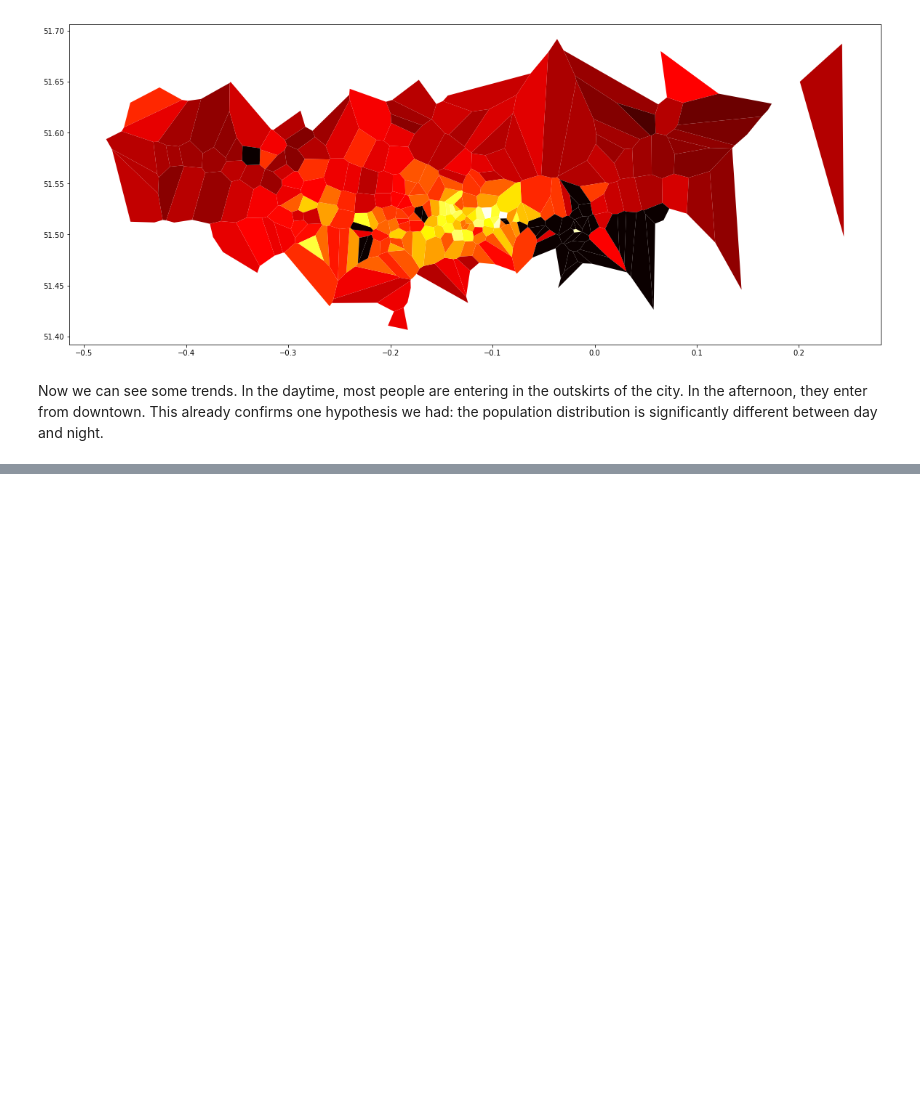
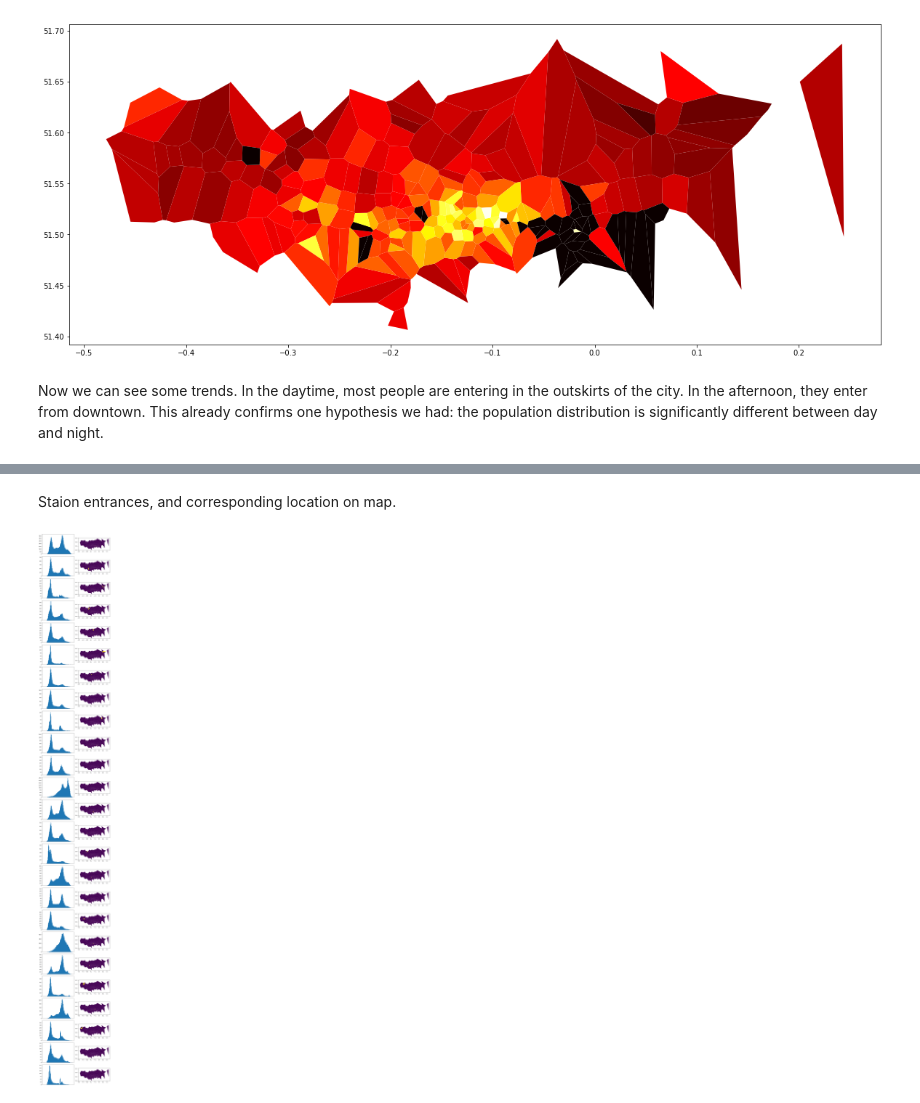
Before and after one commit to itko/cities, a Jupyter notebook: notebooks/london.ipynb, the cells around one changed output, grey strips where cells are left out. Drawn from its saved outputs; the diff is of its cells as text; code cells hidden in the pictures; blank space fills up the shorter version.

```diff
--- a/notebooks/london.ipynb
+++ b/notebooks/london.ipynb
@@ -232,0 +252,20 @@ Now we can see some trends. In the daytime, most people are entering in the outs
+# %% [markdown]
+Staion entrances, and corresponding location on map.
+# %%
+plot_stations = shp_stations.loc[shp_stations.within(box)].copy()
+f, axes = plt.subplots(MONTAGE_SIZE**2,2,figsize=(10,3*MONTAGE_SIZE**2), sharey=False, sharex=False)
+for i in range(MONTAGE_SIZE**2):
+    ax = axes.flatten()[i*2]
+    ax.bar(data_plot_en.iloc[i].index, data_plot_en.iloc[i].values, width=-1, align='edge')
+    ax.set_xticks([])
+    ax = axes.flatten()[i*2+1]
+    # Set all highlights to 0
+    plot_stations['highlight'] = 0
+    # Hoghlight the current station
+    plot_stations.loc[plot_stations.name == data_plot_en.index[i],'highlight'] = 1
+    plot_stations.plot(column = 'highlight',ax=ax)
+# f.suptitle('Entrances over time',y=1.05)
+plt.tight_layout()
+plt.show()
+# %% [output]
+[figure, added]
```
Also changed, not shown: parts of 8 cells of this notebook.
